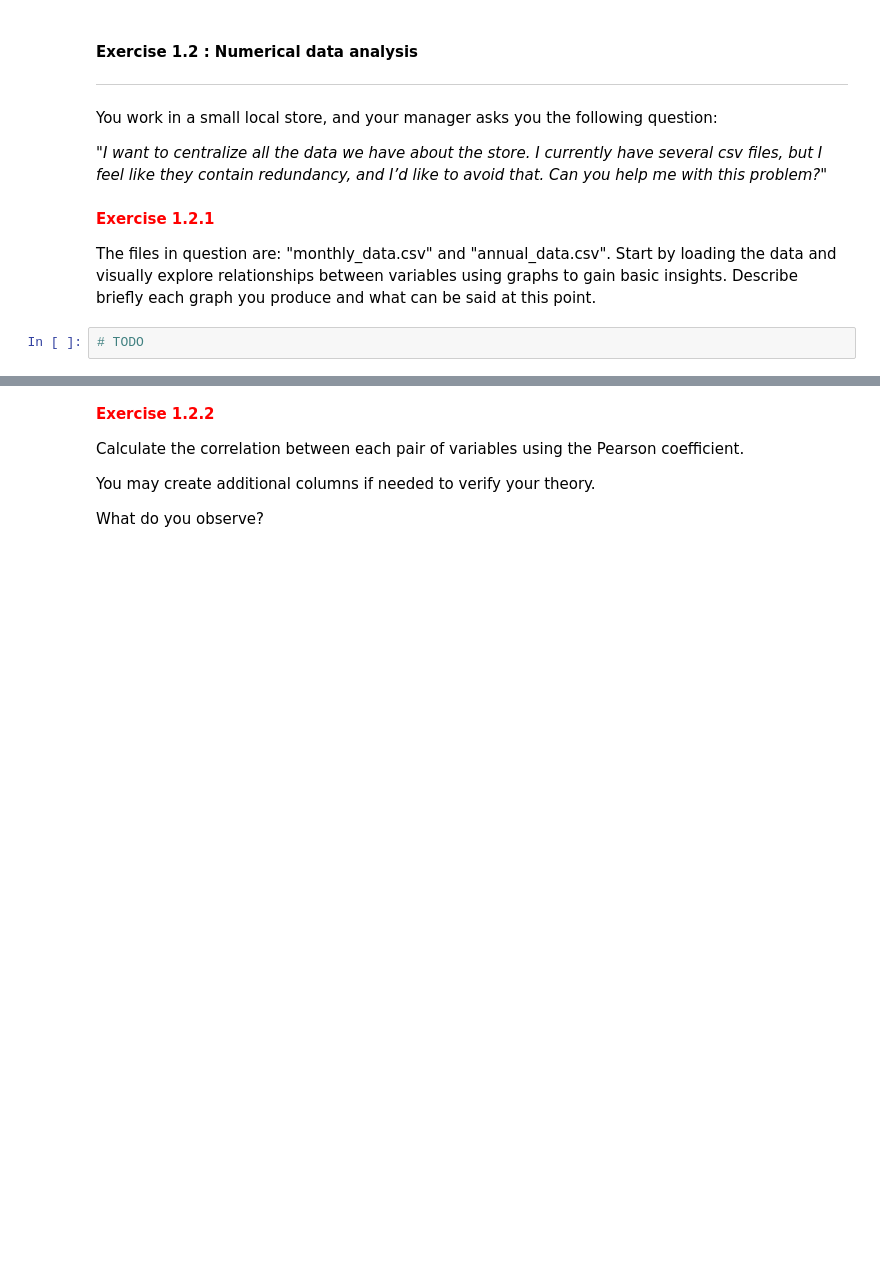
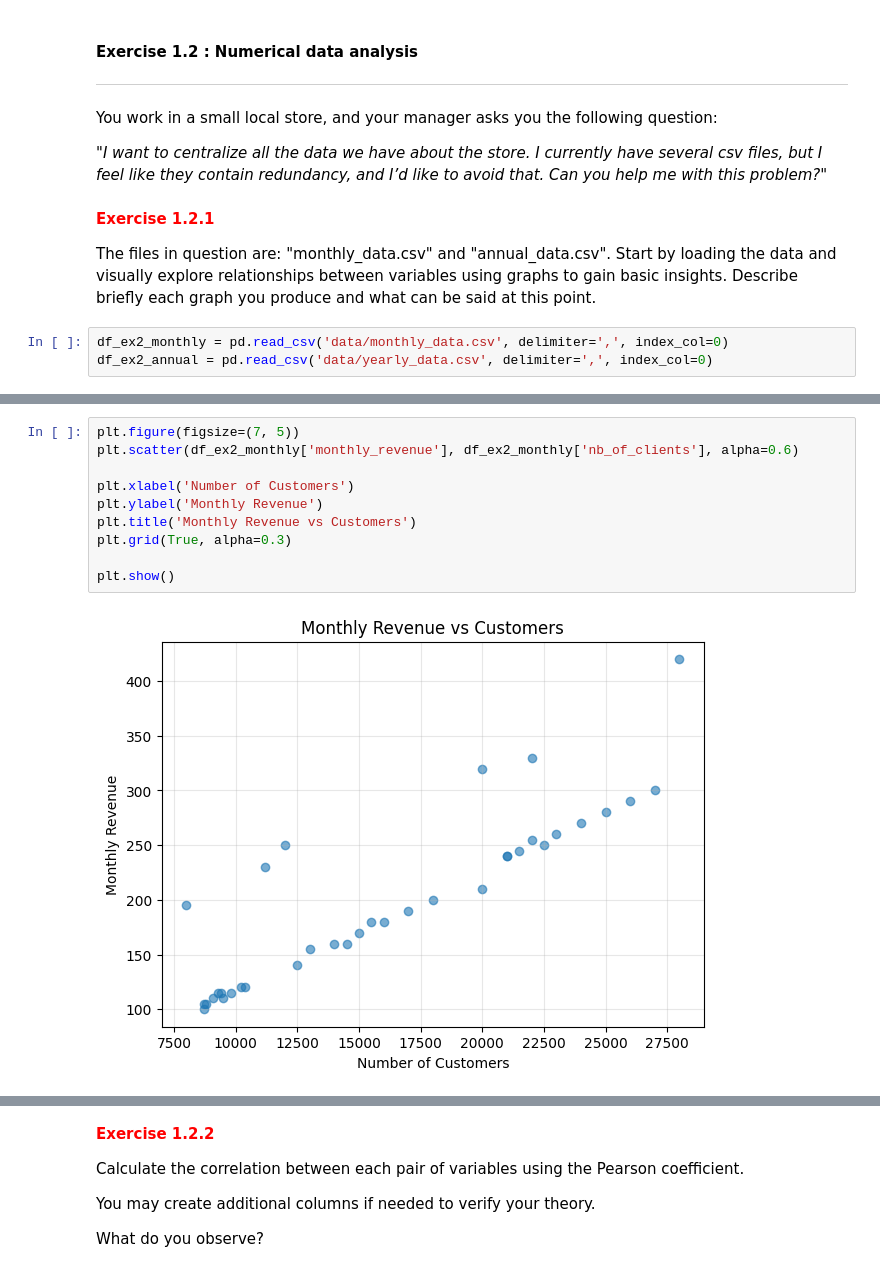
Before and after one commit to evarayHEIG/DataMgmtLab5, a Jupyter notebook: 1_Labo5_DataIntegration_Ray_Stefani.ipynb, the cells around one changed output, grey strips where cells are left out. Drawn from its saved outputs; the diff is of its cells as text; blank space fills up the shorter version.

```diff
--- a/1_Labo5_DataIntegration_Ray_Stefani.ipynb
+++ b/1_Labo5_DataIntegration_Ray_Stefani.ipynb
@@ -84,4 +143,5 @@ You work in a small local store, and your manager asks you the following questio
 
 The files in question are: "monthly_data.csv" and "annual_data.csv". Start by loading the data and visually explore relationships between variables using graphs to gain basic insights. Describe briefly each graph you produce and what can be said at this point.
 # %%
-# TODO
+df_ex2_monthly = pd.read_csv('data/monthly_data.csv', delimiter=',', index_col=0)
+df_ex2_annual = pd.read_csv('data/yearly_data.csv', delimiter=',', index_col=0)
@@ -87,0 +181,12 @@ The files in question are: "monthly_data.csv" and "annual_data.csv". Start by lo
+# %%
+plt.figure(figsize=(7, 5))
+plt.scatter(df_ex2_monthly['monthly_revenue'], df_ex2_monthly['nb_of_clients'], alpha=0.6)
+
+plt.xlabel('Number of Customers')
+plt.ylabel('Monthly Revenue')
+plt.title('Monthly Revenue vs Customers')
+plt.grid(True, alpha=0.3)
+
+plt.show()
+# %% [output]
+[figure, added]
```
Also changed, not shown: parts of 38 cells of this notebook.
